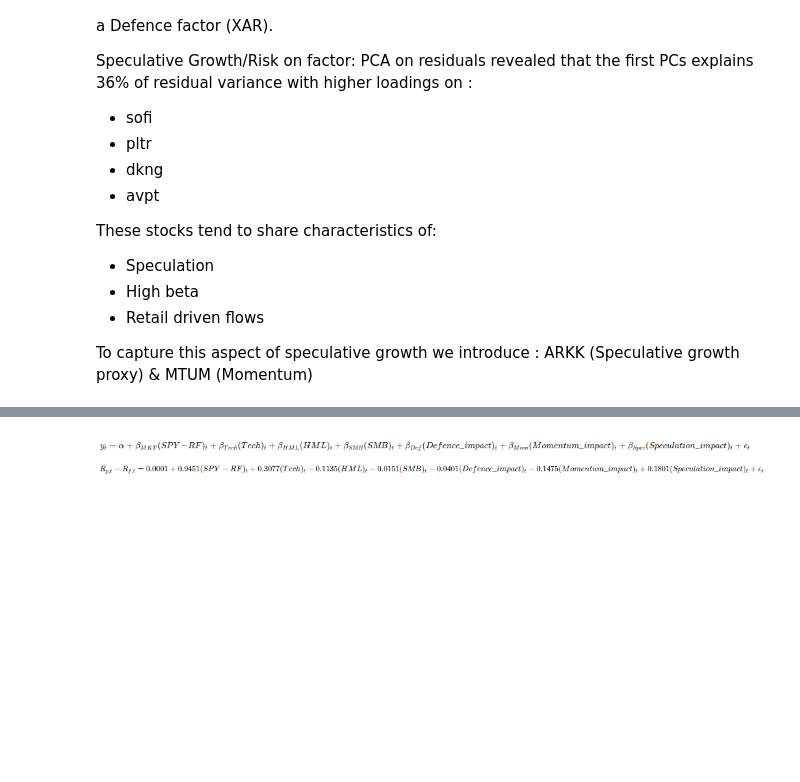
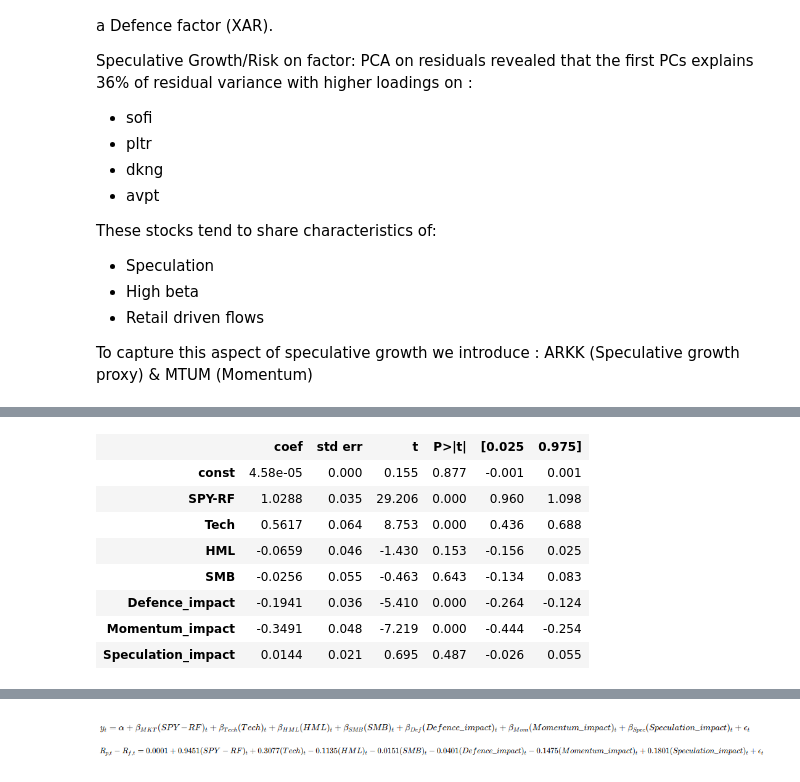
Before and after one commit to LeKaiChong/Quant-Risk-Project, a Jupyter notebook: monte carlo simulation.ipynb, the cells around one changed output, grey strips where cells are left out. Drawn from its saved outputs; the diff is of its cells as text; code cells hidden in the pictures; blank space fills up the shorter version.

```diff
--- a/monte carlo simulation.ipynb
+++ b/monte carlo simulation.ipynb
@@ -442,3 +463,15 @@ Notes:
+# %%
+results['AAPL'].summary().tables[1]
+# %% [output]
+|  | coef | std err | t | P>|t| | [0.025 | 0.975] |
+| const | 4.58e-05 | 0.000 | 0.155 | 0.877 | -0.001 | 0.001 |
+| SPY-RF | 1.0288 | 0.035 | 29.206 | 0.000 | 0.960 | 1.098 |
+| Tech | 0.5617 | 0.064 | 8.753 | 0.000 | 0.436 | 0.688 |
+| HML | -0.0659 | 0.046 | -1.430 | 0.153 | -0.156 | 0.025 |
+| SMB | -0.0256 | 0.055 | -0.463 | 0.643 | -0.134 | 0.083 |
+| Defence_impact | -0.1941 | 0.036 | -5.410 | 0.000 | -0.264 | -0.124 |
+| Momentum_impact | -0.3491 | 0.048 | -7.219 | 0.000 | -0.444 | -0.254 |
+| Speculation_impact | 0.0144 | 0.021 | 0.695 | 0.487 | -0.026 | 0.055 |
 # %%
 # factor_models.visualise_residuals(residuals_ofrefinedmodel)
 
```
Also changed, not shown: parts of 16 cells of this notebook, 1 other file.
